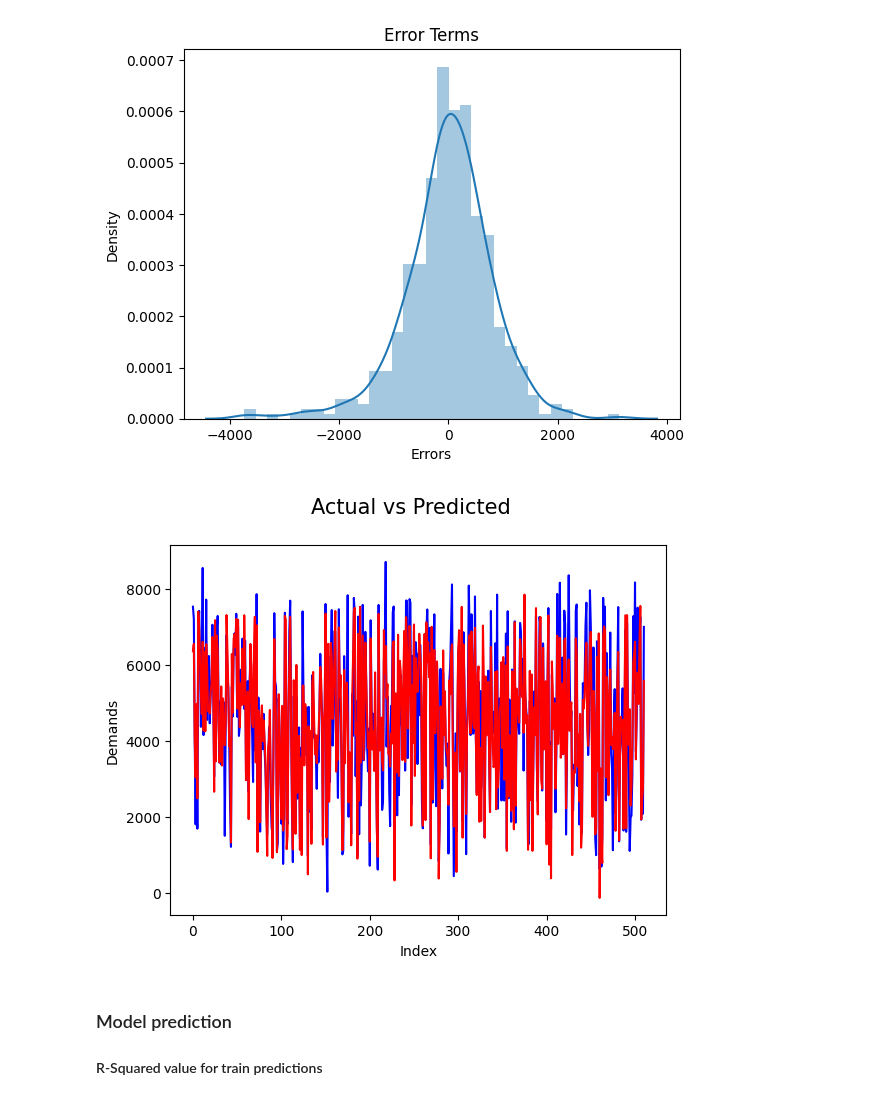
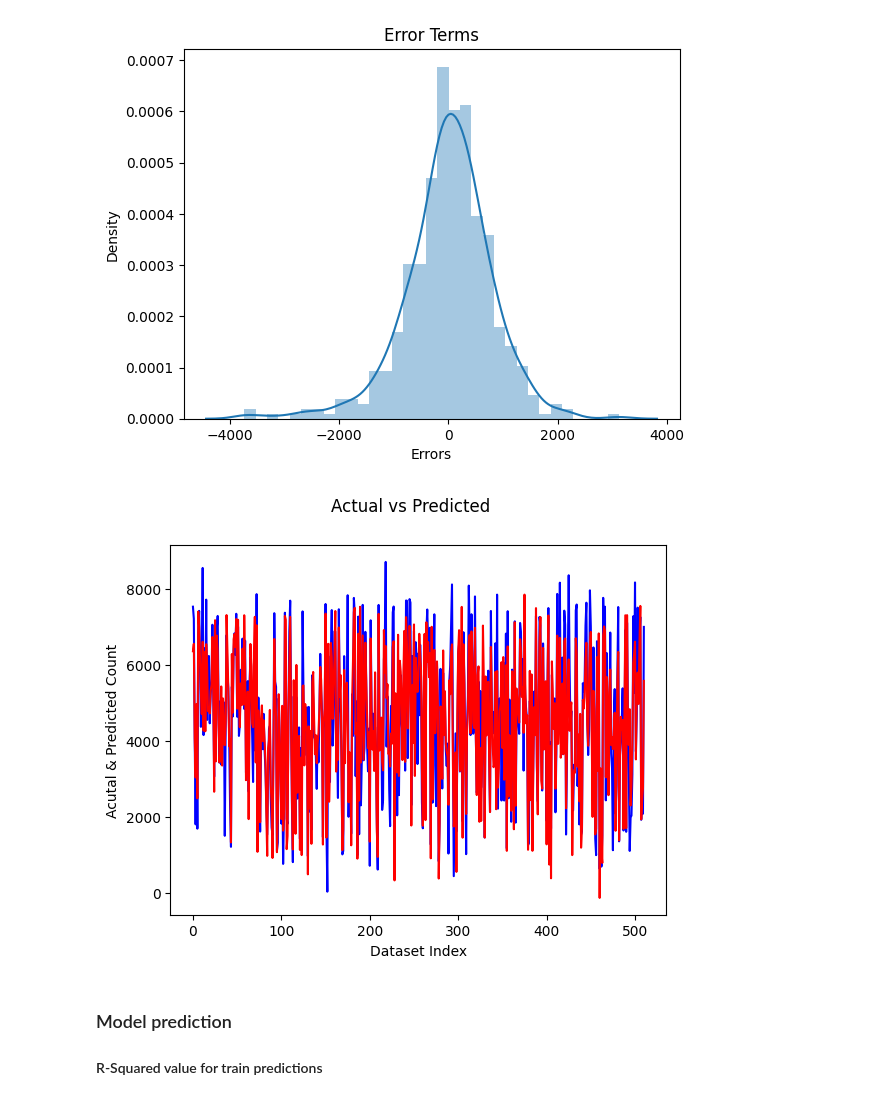
Before and after one commit to 90mlnoob/BikeSharing-LinearRegression, a Jupyter notebook: BoomBikesAssignment.ipynb, the cells around one changed output. Saved outputs shown, nothing was run; the diff lists cells and outputs as text; code cells hidden in the pictures.

```diff
--- a/BoomBikesAssignment.ipynb
+++ b/BoomBikesAssignment.ipynb
@@ -801,15 +828,15 @@ plot_res_dist(y_train, y_train_pred)
 [figure]
 # %%
 # Actual vs Predicted
-c = [i for i in range(0,len(X_train),1)]
-plt.plot(c,y_train, color="blue")
-plt.plot(c,y_train_pred, color="red")
-plt.suptitle('Actual vs Predicted', fontsize = 15)
-plt.xlabel('Index')
-plt.ylabel('Demands')
+c = [i for i in range(0, len(X_train), 1)]
+plt.plot(c, y_train, color="blue")
+plt.plot(c, y_train_pred, color="red")
+plt.suptitle('Actual vs Predicted', fontsize = 12)
+plt.xlabel('Dataset Index')
+plt.ylabel('Acutal & Predicted Count')
 plt.show()
 # %% [output]
-[figure, old version]
+[figure, new version]
 # %% [markdown]
 ### Model prediction
 #### R-Squared value for train predictions
```
Also changed, not shown: parts of 24 cells of this notebook.
